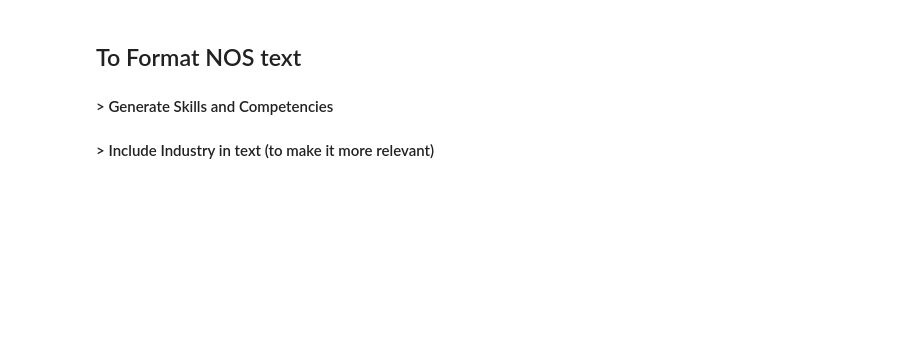
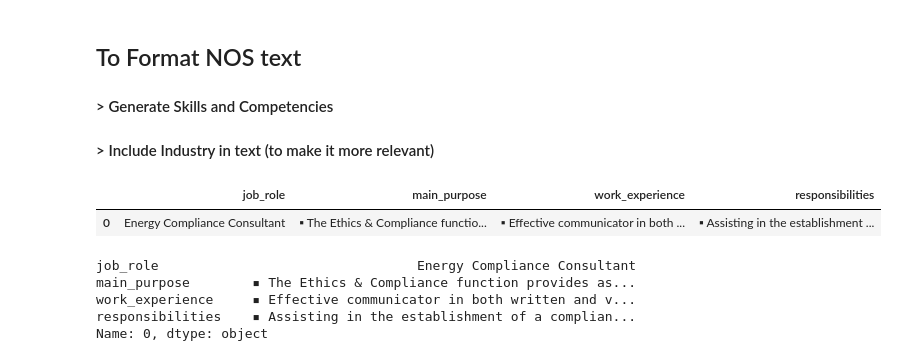
Before and after one commit to Manoj-619/Cosmo, a Jupyter notebook: notebooks/NOS Retrieval testing.ipynb, the cells around one changed output. Cells and saved outputs as stored; diff of their text form; code cells hidden in the pictures; blank space fills up the shorter version.

```diff
--- a/notebooks/NOS Retrieval testing.ipynb
+++ b/notebooks/NOS Retrieval testing.ipynb
@@ -122,3 +264,26 @@ nos_docs= fetch_nos_text(query)
 
 #### > Generate Skills and Competencies
 #### > Include Industry in text (to make it more relevant)
+# %%
+import pandas as pd
+
+excel_file = r"/Users/mumtaz/Documents/projects/zavmo/zavmo-api/zavmo/assets/static_data/JDs_NOS_OFQUAL.xlsx"
+
+# Read each sheet into separate dataframes
+jds_df = pd.read_excel(excel_file, sheet_name='JD model')
+nos_df = pd.read_excel(excel_file, sheet_name='NOS model')
+ofqual_df = pd.read_excel(excel_file, sheet_name='OFQUAL model')
+# %%
+jds_df.head()
+# %% [output]
+|  | job_role | main_purpose | work_experience | responsibilities |
+| 0 | Energy Compliance Consultant | ▪ The Ethics & Compliance functio... | ▪ Effective communicator in both ... | ▪ Assisting in the establishment ... |
+# %%
+for index,item in jds_df.iterrows():
+    print(item)
+# %% [output]
+job_role                                 Energy Compliance Consultant
+main_purpose        ▪ The Ethics & Compliance function provides as...
+work_experience     ▪ Effective communicator in both written and v...
+responsibilities    ▪ Assisting in the establishment of a complian...
+Name: 0, dtype: object
```
Also changed, not shown: parts of 21 cells of this notebook, 8 other files.
